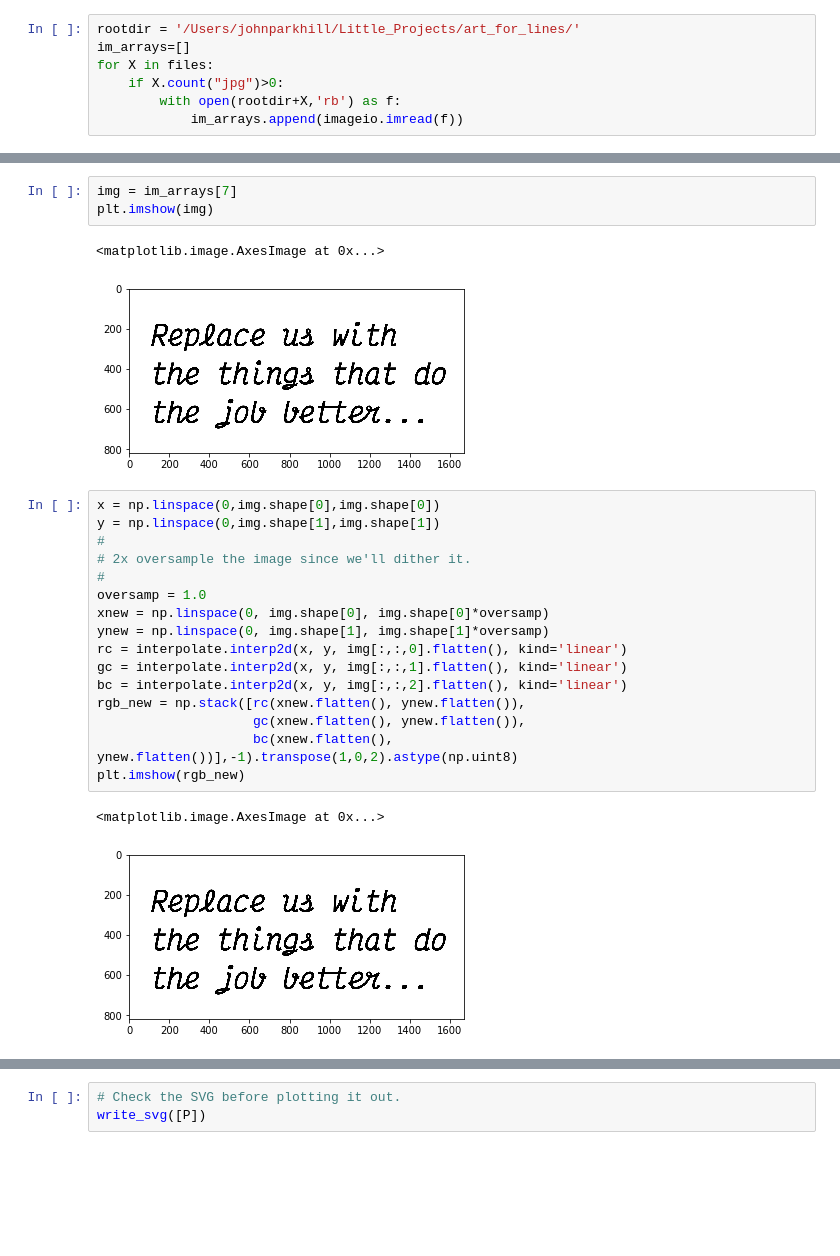
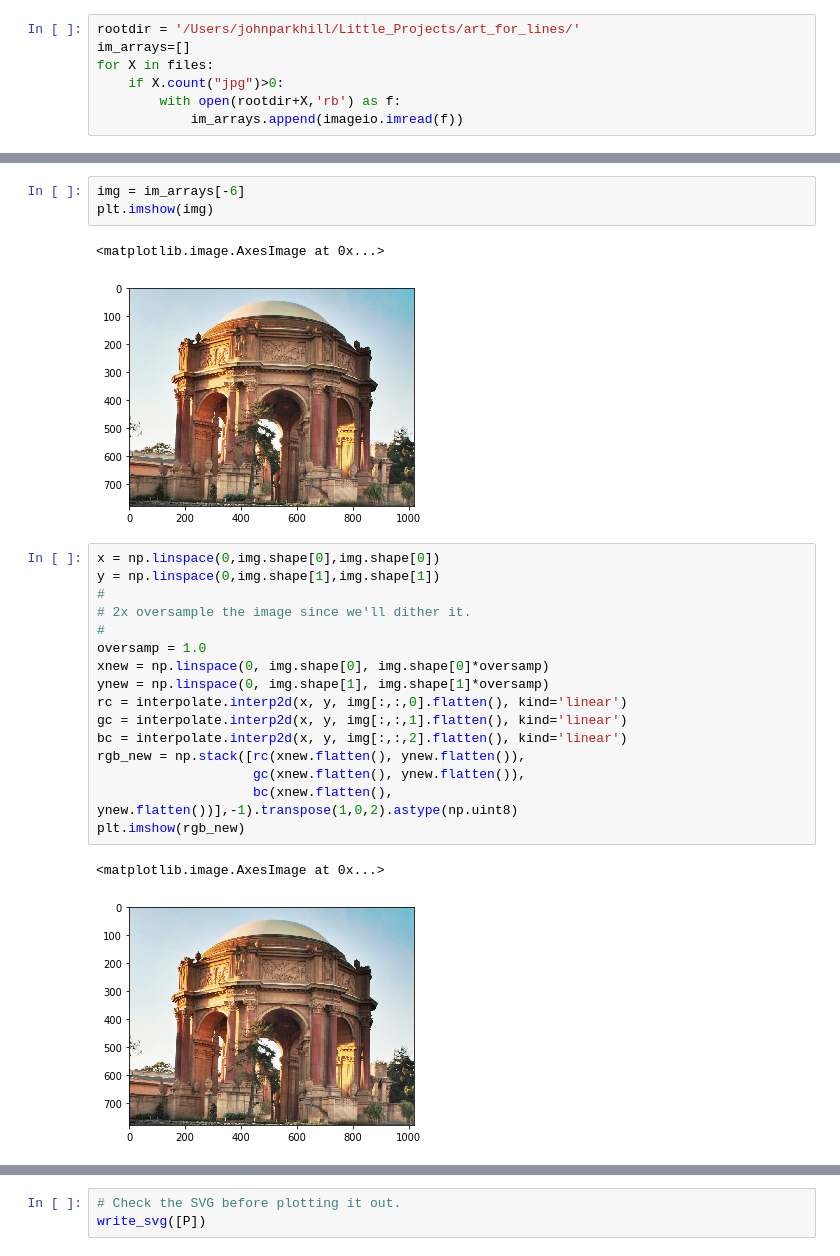
Before and after one commit to jparkhill/python_polargraph, a Jupyter notebook: Generative image art.ipynb, the cells around one changed output, grey strips where cells are left out. Saved outputs shown, nothing was run; the diff lists cells and outputs as text; blank space fills up the shorter version.

```diff
--- a/Generative image art.ipynb
+++ b/Generative image art.ipynb
@@ -47,11 +48,11 @@ files
  'img_1298.jpg',
  'tumblr_mm7nxgTLy61s8dmv9o5_1280.png']
 # %%
-img = im_arrays[7]
+img = im_arrays[-6]
 plt.imshow(img)
 # %% [output]
 <matplotlib.image.AxesImage at 0x...>
-[figure, old version]
+[figure, new version]
 # %%
 x = np.linspace(0,img.shape[0],img.shape[0])
 y = np.linspace(0,img.shape[1],img.shape[1])
@@ -70,4 +71,4 @@ rgb_new = np.stack([rc(xnew.flatten(), ynew.flatten()),
 plt.imshow(rgb_new)
 # %% [output]
 <matplotlib.image.AxesImage at 0x...>
-[figure, old version]
+[figure, new version]
```
Also changed, not shown: parts of 25 cells of this notebook, 5 other files.
